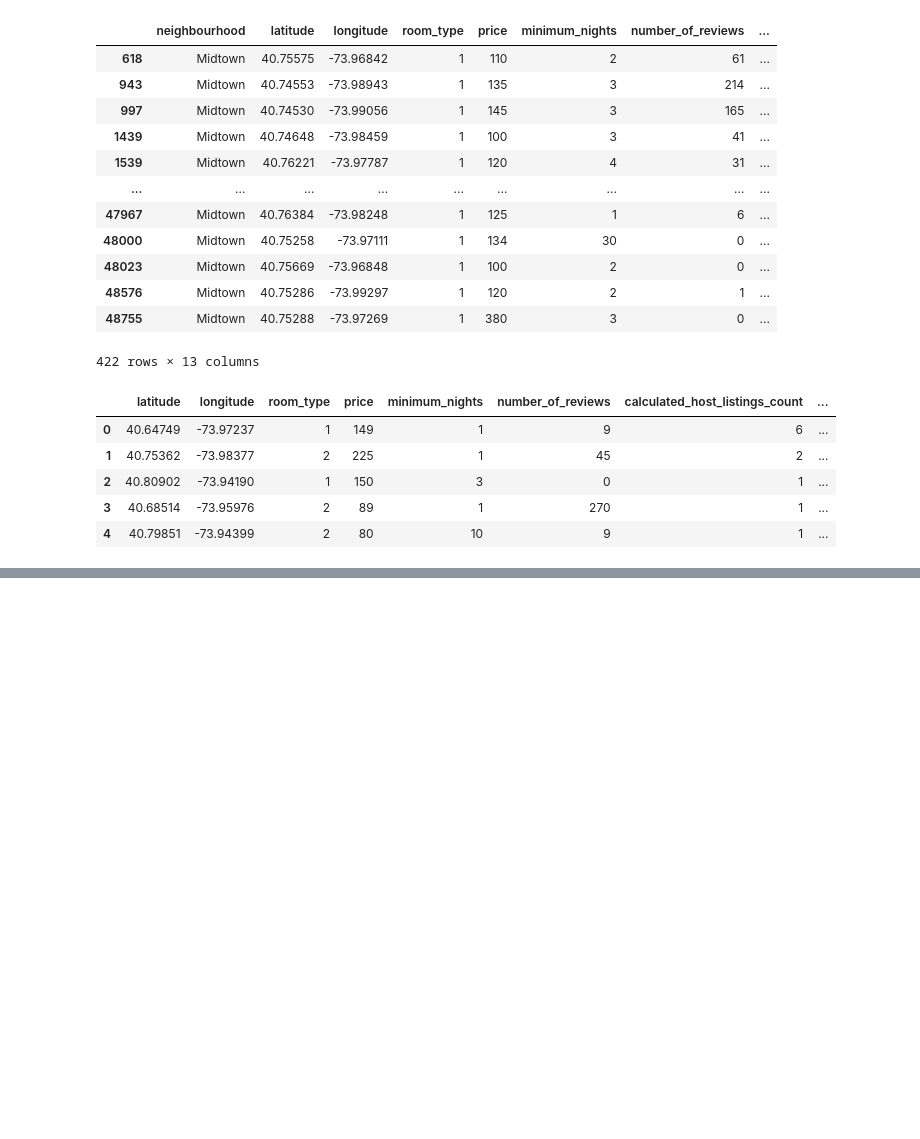
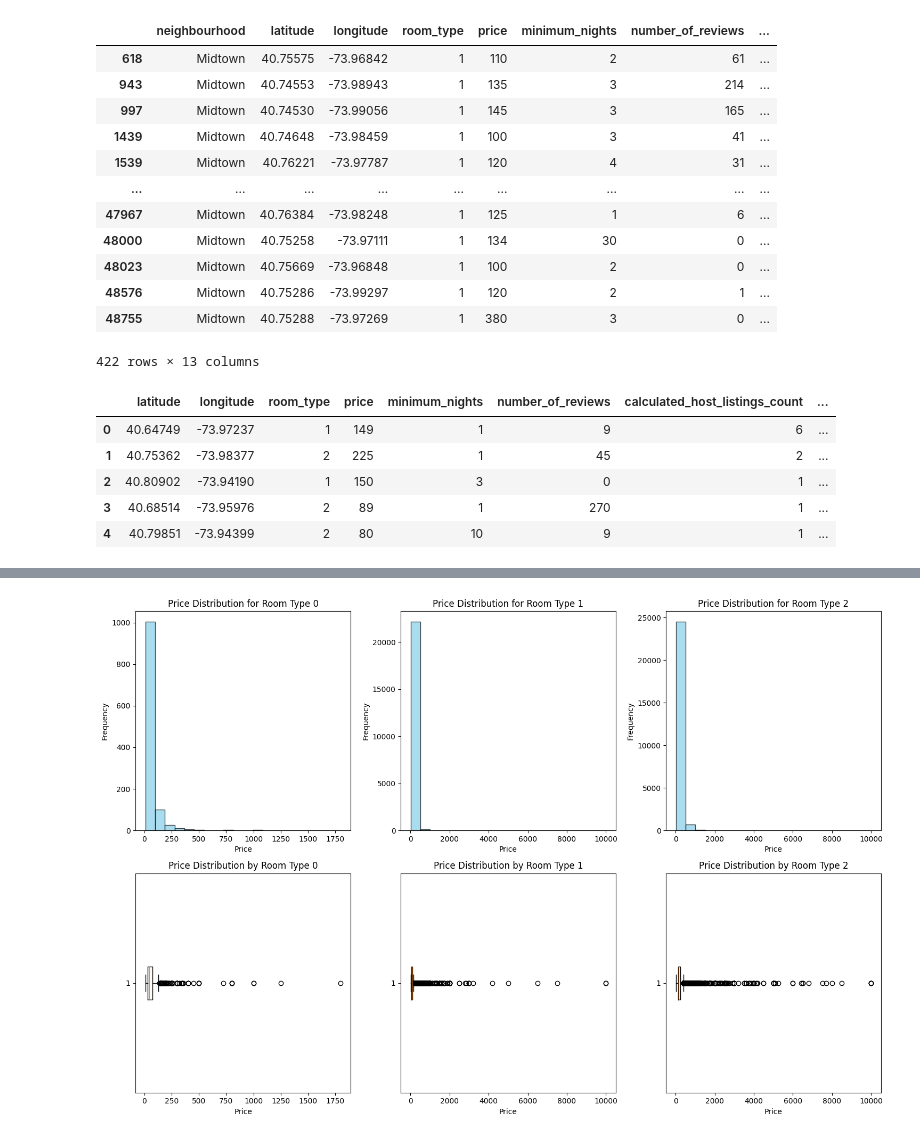
Before and after one commit to GuillePrograma94/machine-learning, a Jupyter notebook: src/explore.ipynb, the cells around one changed output, grey strips where cells are left out. Saved outputs shown, nothing was run; the diff lists cells and outputs as text; code cells hidden in the pictures; blank space fills up the shorter version.

```diff
--- a/src/explore.ipynb
+++ b/src/explore.ipynb
@@ -194,0 +211,9 @@ df.head()
+# %%
+# we erase all the rows with price = 0 as ti will not give us any valuable data.
+indices_a_eliminar = df[df['price'] == 0].index
+
+# Eliminando las filas
+df = df.drop(indices_a_eliminar)
+
+# We confirm there are no price = 0 value in the dataframe.
+df[df['price'] == 0]
@@ -194,0 +240,30 @@ df.head()
+# %%
+# WE CHECK THE PRICE DISTRIBUTION, AS THERE ARE THREE DIFFERENT TYPES OF RENTAL, WE SHOULD CHECK THEM SEPARATELY.
+room_types = sorted(df['room_type'].unique())
+
+# Create a figure with two rows - one for histograms, one for boxplots
+fig, ax = plt.subplots(2, len(room_types), figsize=(15, 10))  # Adjust figure size as needed
+
+# Iterate through room types and create histograms and boxplots
+for i, room_type in enumerate(room_types):
+    # Filter data for the current room type
+    room_type_data = df[df['room_type'] == room_type]['price']
+
+    # Create a histogram in the first row
+    ax[0, i].hist(room_type_data, bins=20, color='skyblue', edgecolor='black', alpha=0.7)
+    ax[0, i].set_title(f'Price Distribution for Room Type {room_type}')
+    ax[0, i].set_xlabel('Price')
+    ax[0, i].set_ylabel('Frequency')
+
+    # Create a boxplot in the second row
+    ax[1, i].boxplot(room_type_data, vert=False)
+    ax[1, i].set_title(f'Price Distribution by Room Type {room_type}')
+    ax[1, i].set_xlabel('Price')
+
+# Adjust layout for better spacing
+plt.tight_layout()
+
+# Display the figure
+plt.show()
+# %% [output]
+[figure, added]
```
Also changed, not shown: parts of 15 cells of this notebook.
